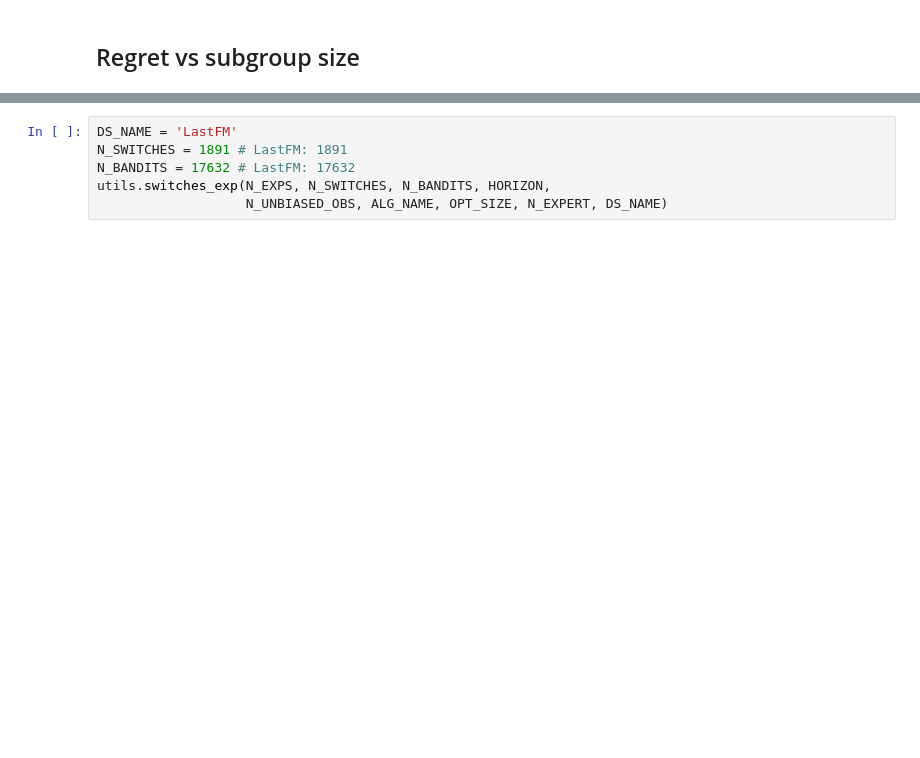
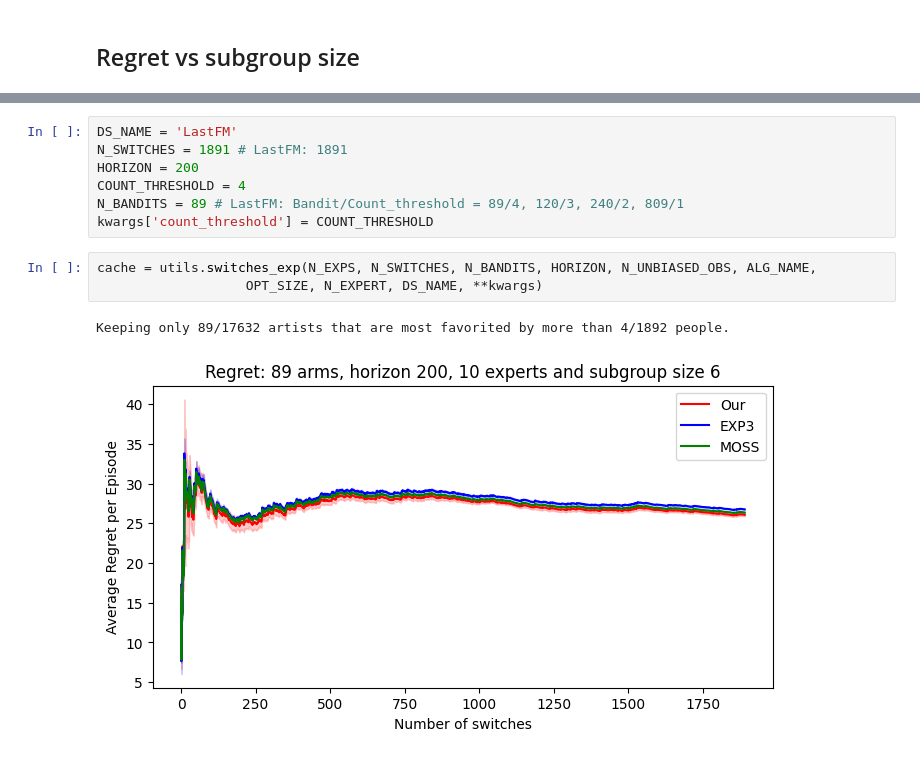
Before and after one commit to duongnhatthang/meta-bandit, a Jupyter notebook: main.ipynb, the cells around one changed output, grey strips where cells are left out. Drawn from its saved outputs; the diff is of its cells as text; blank space fills up the shorter version.

```diff
--- a/main.ipynb
+++ b/main.ipynb
@@ -68,7 +72,14 @@ utils.subgroup_size_exp(N_EXPS, N_SWITCHES, N_BANDITS, HORIZON, N_UNBIASED_OBS,
+# %%
+DS_NAME = 'LastFM'
+N_SWITCHES = 1891 # LastFM: 1891
+HORIZON = 200
+COUNT_THRESHOLD = 4
+N_BANDITS = 89 # LastFM: Bandit/Count_threshold = 89/4, 120/3, 240/2, 809/1
+kwargs['count_threshold'] = COUNT_THRESHOLD
 # %%
-DS_NAME = 'LastFM'
-N_SWITCHES = 1891 # LastFM: 1891
-N_BANDITS = 17632 # LastFM: 17632
-utils.switches_exp(N_EXPS, N_SWITCHES, N_BANDITS, HORIZON,
-                   N_UNBIASED_OBS, ALG_NAME, OPT_SIZE, N_EXPERT, DS_NAME)
+cache = utils.switches_exp(N_EXPS, N_SWITCHES, N_BANDITS, HORIZON, N_UNBIASED_OBS, ALG_NAME,
+                   OPT_SIZE, N_EXPERT, DS_NAME, **kwargs)
+# %% [output]
+Keeping only 89/17632 artists that are most favorited by more than 4/1892 people.
+[figure, added]
 # %%
```
Also changed, not shown: parts of 11 cells of this notebook, 3 other files.
